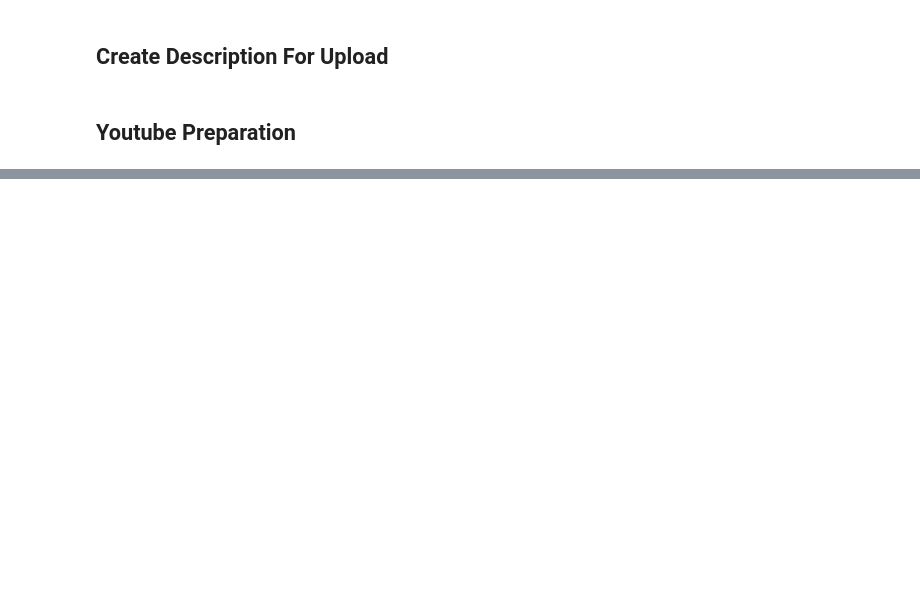
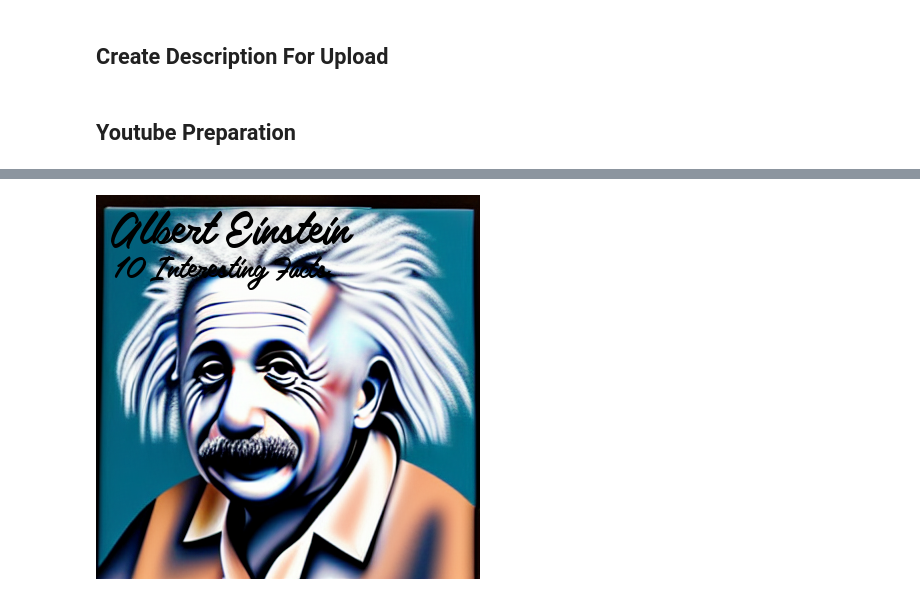
Before and after one commit to BenJCross1995/Video-from-Script, a Jupyter notebook: Video Creation.ipynb, the cells around one changed output, grey strips where cells are left out. Drawn from its saved outputs; the diff is of its cells as text; code cells hidden in the pictures; blank space fills up the shorter version.

```diff
--- a/Video Creation.ipynb
+++ b/Video Creation.ipynb
@@ -242,0 +351,4 @@ create_thumbnail('Marie Curie')
+# %%
+add_thumbnail_text(image="Einstein1.png", main_text="Albert Einstein", bw = True)
+# %% [output]
+[figure, added]
```
Also changed, not shown: parts of 19 cells of this notebook, 36 other files.
